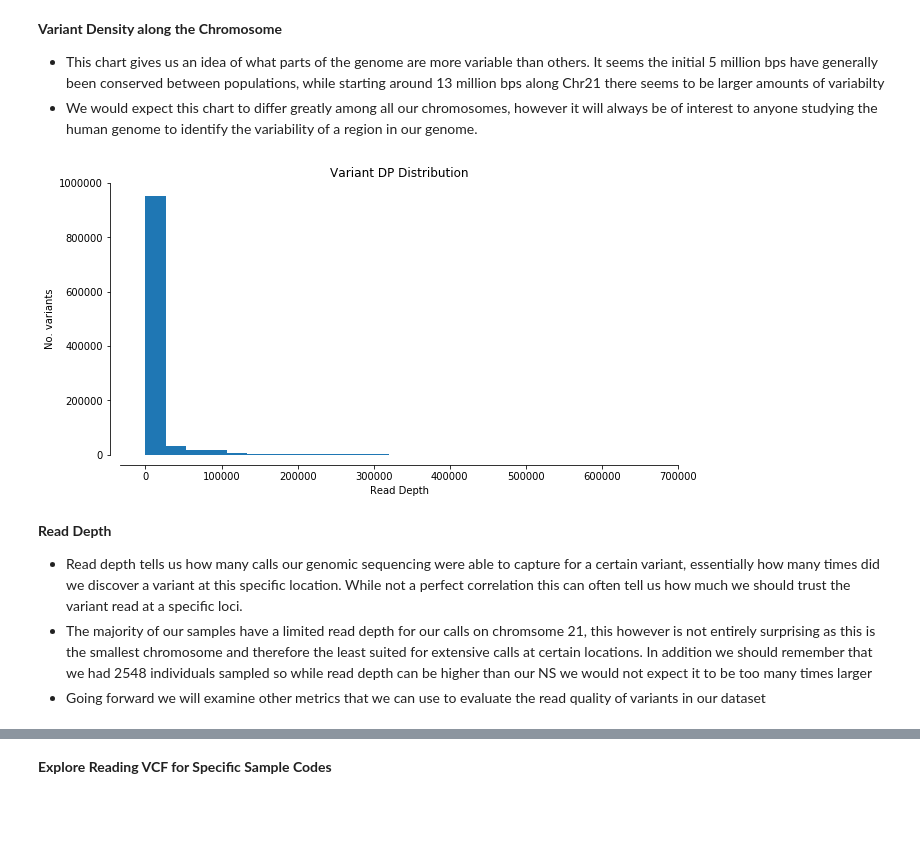
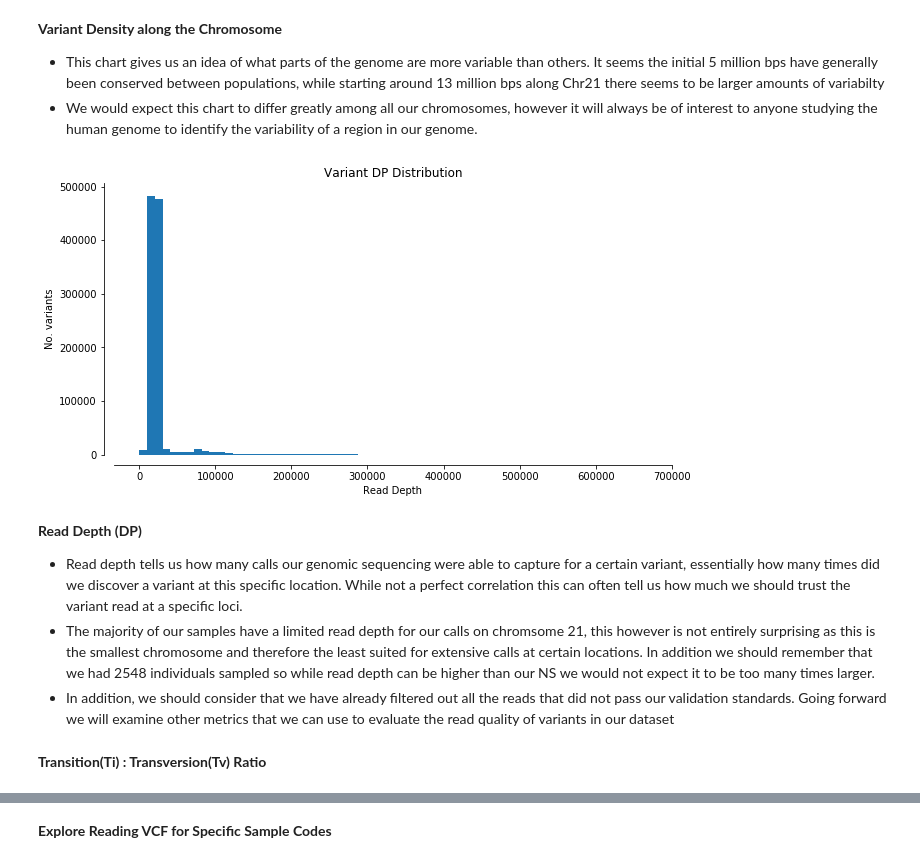
Before and after one commit to agaujean9/Genomics_Project, a Jupyter notebook: Genomics_Project_File .ipynb, the cells around one changed output, grey strips where cells are left out. Cells and saved outputs as stored; diff of their text form; code cells hidden in the pictures; blank space fills up the shorter version.

```diff
--- a/Genomics_Project_File .ipynb
+++ b/Genomics_Project_File .ipynb
@@ -152,12 +161,14 @@ def plot_variant_hist(f, bins):
     ax.set_title(title)
 # %%
 #gives us a distribution of the read depth for all of our variant samples
-plot_variant_hist(df.DP, 25)
+plot_variant_hist(df.DP, 65)
 # %% [output]
-[figure, old version]
+[figure, new version]
 # %% [markdown]
-__Read Depth__
+__Read Depth (DP)__
 
 - Read depth tells us how many calls our genomic sequencing were able to capture for a certain variant, essentially how many times did we discover a variant at this specific location. While not a perfect correlation this can often tell us how much we should trust the variant read at a specific loci.
-- The majority of our samples have a limited read depth for our calls on chromsome 21, this however is not entirely surprising as this is the smallest chromosome and therefore the least suited for extensive calls at certain locations. In addition we should remember that we had 2548 individuals sampled so while read depth can be higher than our NS we would not expect it to be too many times larger
-- Going forward we will examine other metrics that we can use to evaluate the read quality of variants in our dataset
+- The majority of our samples have a limited read depth for our calls on chromsome 21, this however is not entirely surprising as this is the smallest chromosome and therefore the least suited for extensive calls at certain locations. In addition we should remember that we had 2548 individuals sampled so while read depth can be higher than our NS we would not expect it to be too many times larger.
+- In addition, we should consider that we have already filtered out all the reads that did not pass our validation standards. Going forward we will examine other metrics that we can use to evaluate the read quality of variants in our dataset
+# %% [markdown]
+__Transition(Ti) : Transversion(Tv) Ratio__
```
Also changed, not shown: parts of 17 cells of this notebook, 1 other file.
